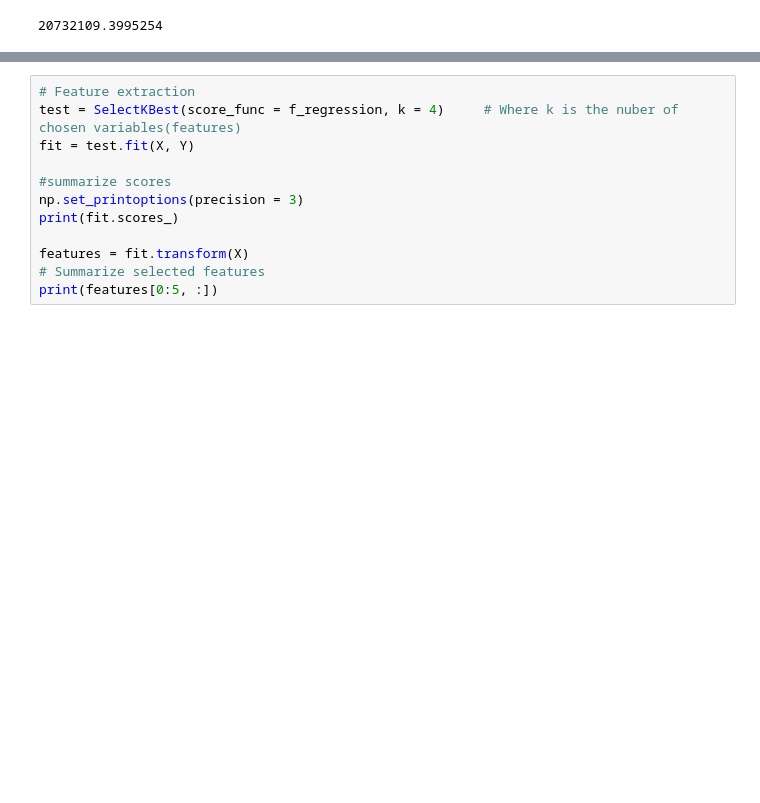
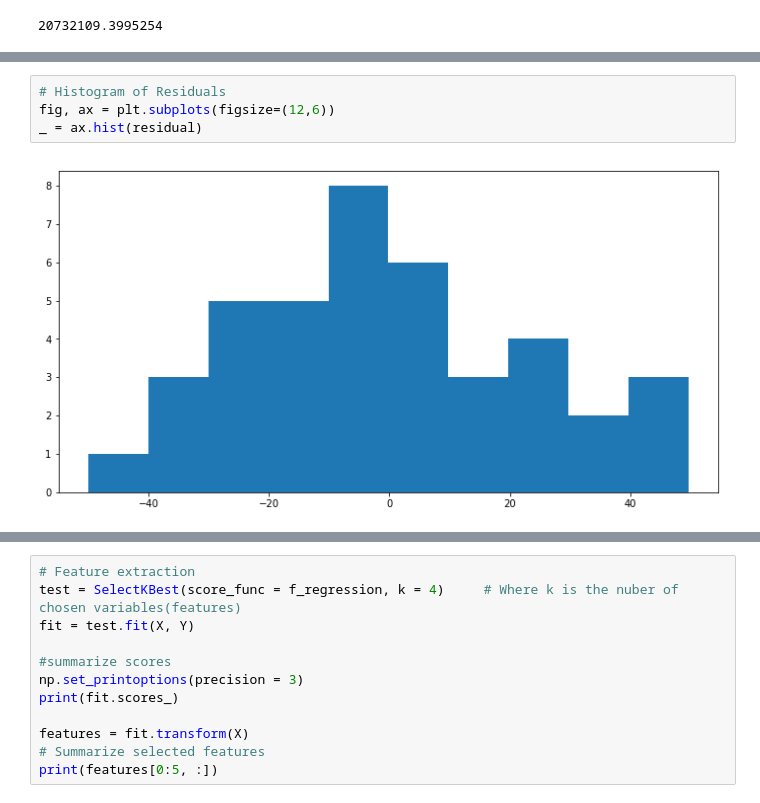
Before and after one commit to MuzzyB/Linear-Regression, a Jupyter notebook: Linear Regression Analysis Template.ipynb, the cells around one changed output, grey strips where cells are left out. Saved outputs shown, nothing was run; the diff lists cells and outputs as text; blank space fills up the shorter version.

```diff
--- a/Linear Regression Analysis Template.ipynb
+++ b/Linear Regression Analysis Template.ipynb
@@ -193,0 +203,6 @@ r**2
+# %%
+# Histogram of Residuals
+fig, ax = plt.subplots(figsize=(12,6))
+_ = ax.hist(residual)
+# %% [output]
+[figure, added]
```
Also changed, not shown: parts of 25 cells of this notebook.
